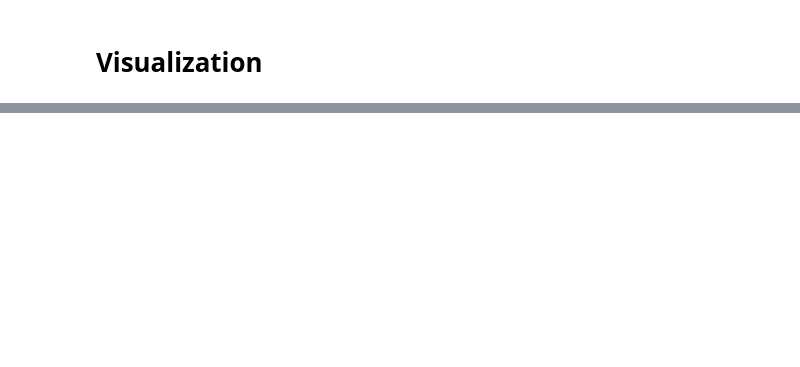
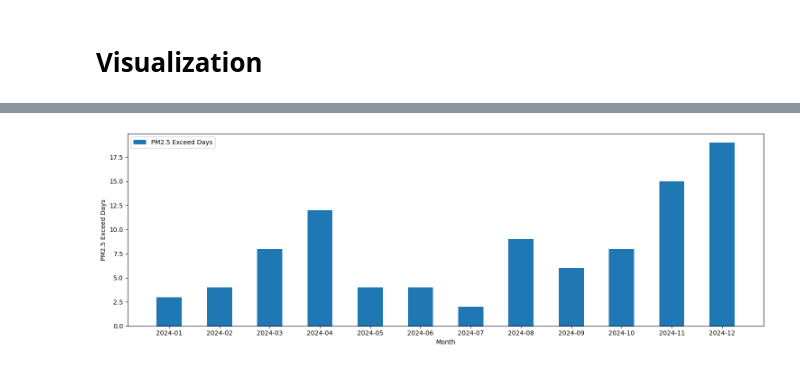
Before and after one commit to tannedjames/2526-LTXLDL-Project-AIT2006-4-3.2, a Jupyter notebook: trong/src/main.ipynb, the cells around one changed output, grey strips where cells are left out. Drawn from its saved outputs; the diff is of its cells as text; code cells hidden in the pictures; blank space fills up the shorter version.

```diff
--- a/trong/src/main.ipynb
+++ b/trong/src/main.ipynb
@@ -435,0 +503,13 @@ FileNotFoundError: [Errno 2] No such file or directory: '../processed/daily_weat
+# %%
+daily_pm25 = clean_df['pm2_5 (μg/m³)'].resample('D').mean()
+pm25_exceed = (daily_pm25 > 55.4).resample('ME').sum()
+plt.figure(figsize=(15, 5))
+x_label = pm25_exceed.index.strftime('%Y-%m')
+plt.bar(x_label, pm25_exceed.values, label='PM2.5 Exceed Days', width=0.5)
+plt.xlabel('Month')
+plt.ylabel('PM2.5 Exceed Days')
+plt.legend()
+plt.tight_layout()
+plt.savefig('../figures/PM2.5_Exceed_Days.png')
+# %% [output]
+[figure, added]
```
Also changed, not shown: parts of 8 cells of this notebook.
